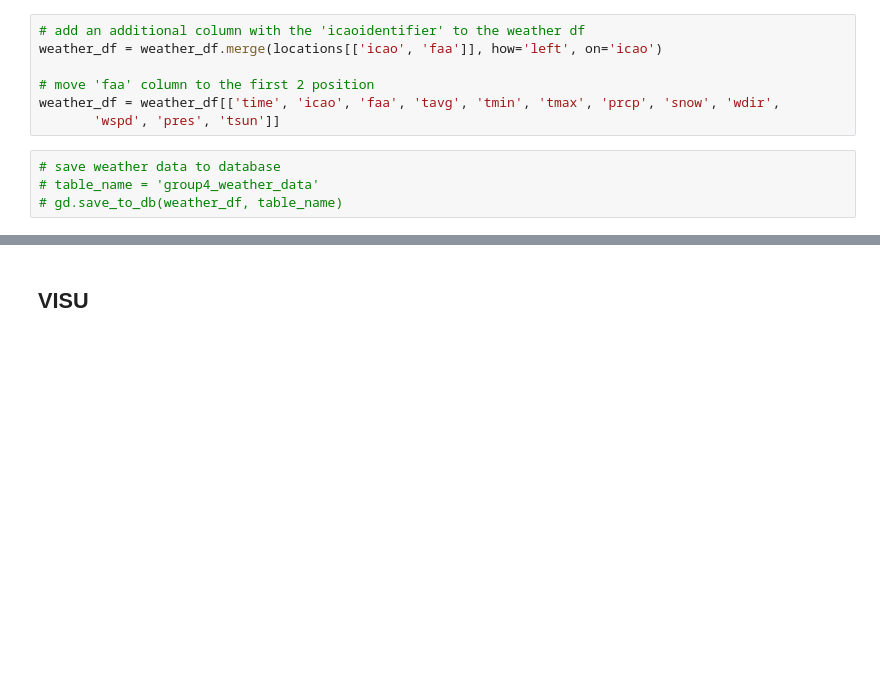
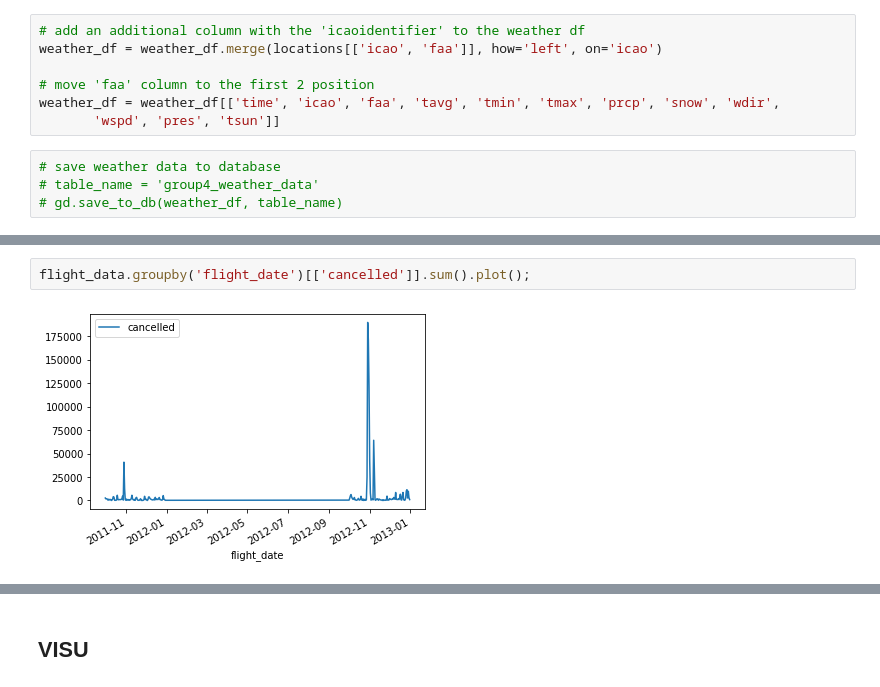
Before and after one commit to sergioserge/us-airports-project, a Jupyter notebook: 05_final.ipynb, the cells around one changed output, grey strips where cells are left out. Drawn from its saved outputs; the diff is of its cells as text; blank space fills up the shorter version.

```diff
--- a/05_final.ipynb
+++ b/05_final.ipynb
@@ -555,0 +522,4 @@ flights_data.groupby('flight_date')[['cancelled', 'diverted']].sum().plot()
+# %%
+flight_data.groupby('flight_date')[['cancelled']].sum().plot();
+# %% [output]
+[figure, added]
```
Also changed, not shown: parts of 28 cells of this notebook.
